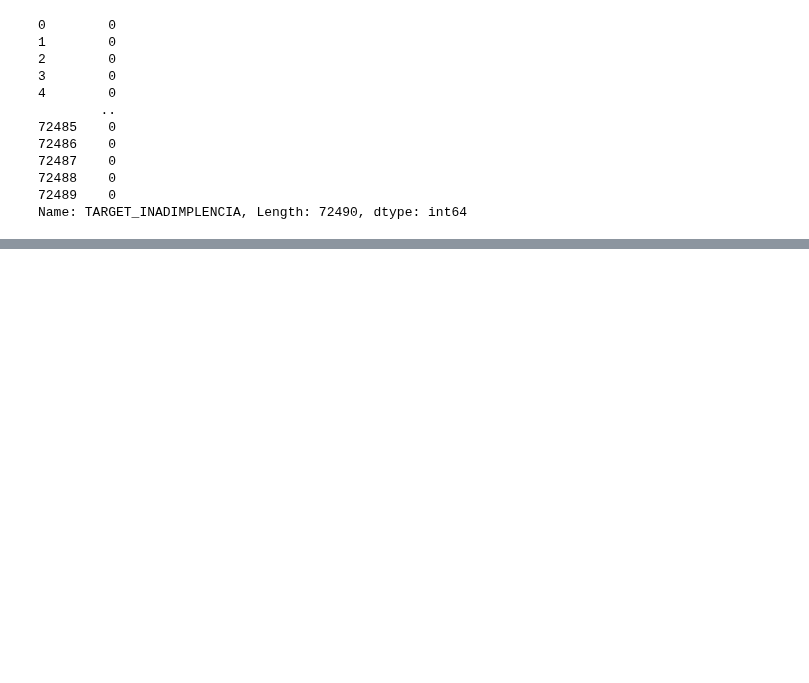
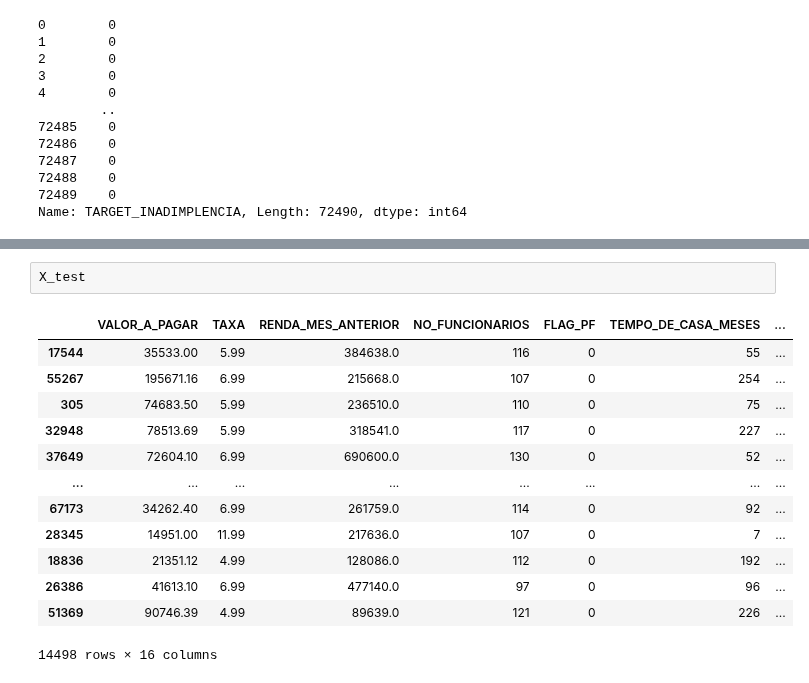
Before and after one commit to mmdes/default-risk-analysis, a Jupyter notebook: notebooks/feature_engineering.ipynb, the cells around one changed output, grey strips where cells are left out. Cells and saved outputs as stored; diff of their text form; blank space fills up the shorter version.

```diff
--- a/notebooks/feature_engineering.ipynb
+++ b/notebooks/feature_engineering.ipynb
@@ -265,0 +404,16 @@ ROC AUC Score:
+# %%
+X_test
+# %% [output]
+|  | VALOR_A_PAGAR | TAXA | RENDA_MES_ANTERIOR | NO_FUNCIONARIOS | FLAG_PF | TEMPO_DE_CASA_MESES | ... |
+| 17544 | 35533.00 | 5.99 | 384638.0 | 116 | 0 | 55 | ... |
+| 55267 | 195671.16 | 6.99 | 215668.0 | 107 | 0 | 254 | ... |
+| 305 | 74683.50 | 5.99 | 236510.0 | 110 | 0 | 75 | ... |
+| 32948 | 78513.69 | 5.99 | 318541.0 | 117 | 0 | 227 | ... |
+| 37649 | 72604.10 | 6.99 | 690600.0 | 130 | 0 | 52 | ... |
+| ... | ... | ... | ... | ... | ... | ... | ... |
+| 67173 | 34262.40 | 6.99 | 261759.0 | 114 | 0 | 92 | ... |
+| 28345 | 14951.00 | 11.99 | 217636.0 | 107 | 0 | 7 | ... |
+| 18836 | 21351.12 | 4.99 | 128086.0 | 112 | 0 | 192 | ... |
+| 26386 | 41613.10 | 6.99 | 477140.0 | 97 | 0 | 96 | ... |
+| 51369 | 90746.39 | 4.99 | 89639.0 | 121 | 0 | 226 | ... |
+14498 rows × 16 columns
```
Also changed, not shown: parts of 4 cells of this notebook, 2 other files.
